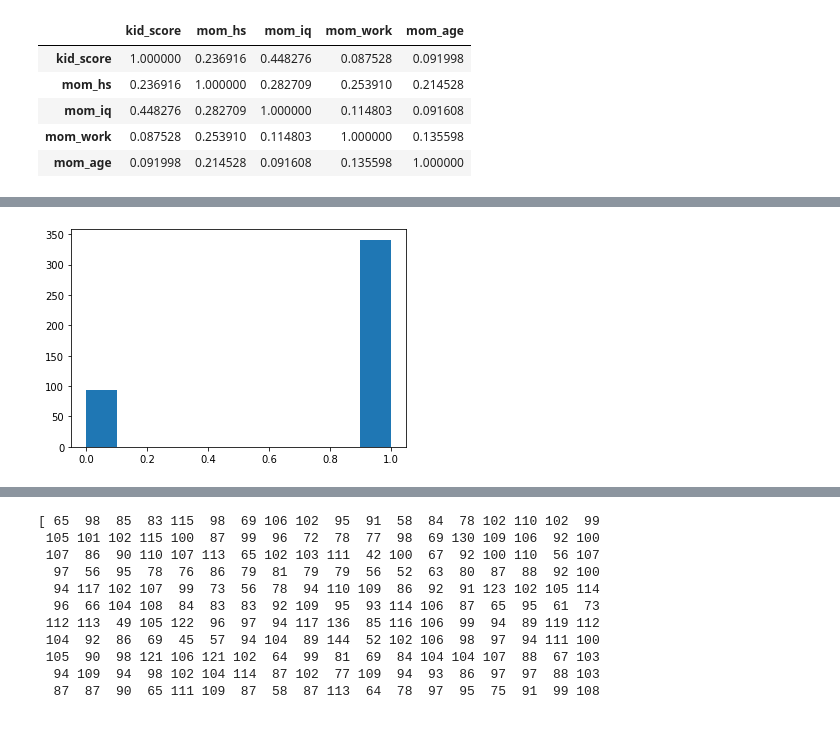
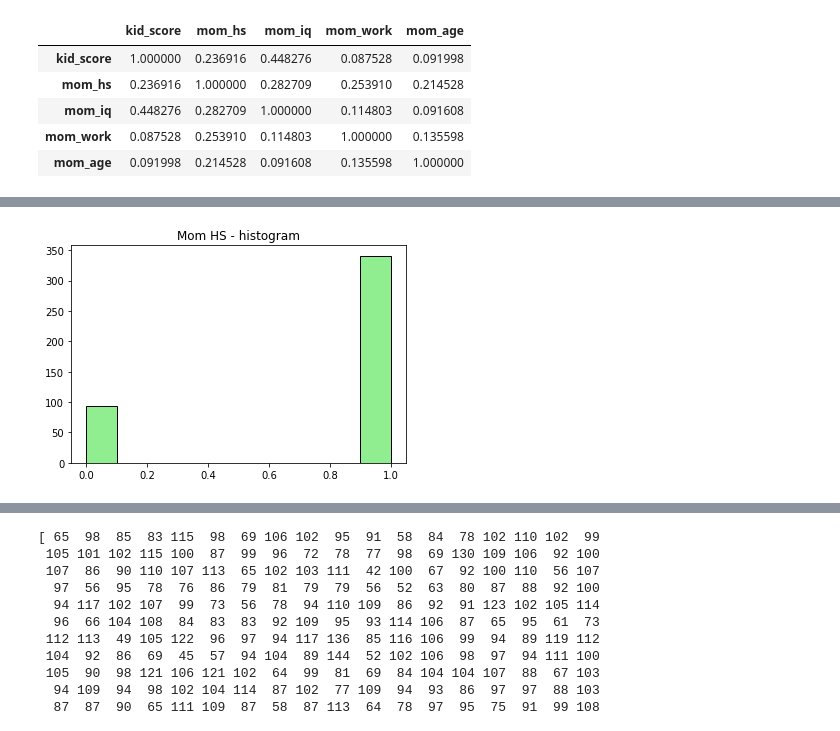
Before and after one commit to Sylwiam12/kidiq, a Jupyter notebook: kid_iq_FULL.ipynb, the cells around one changed output, grey strips where cells are left out. Drawn from its saved outputs; the diff is of its cells as text; code cells hidden in the pictures.

```diff
--- a/kid_iq_FULL.ipynb
+++ b/kid_iq_FULL.ipynb
@@ -71,8 +69,9 @@ plt.show()
 # %%
-plt.hist(df["mom_hs"])
+plt.hist(df.mom_hs.values, color='lightgreen', edgecolor='black')
+plt.title('Mom HS - histogram')
 plt.show()
 # %% [output]
-[figure, old version]
+[figure, new version]
 # %%
 from cmdstanpy import CmdStanModel
 R = 1000
```
Also changed, not shown: parts of 24 cells of this notebook, 6 other files.
